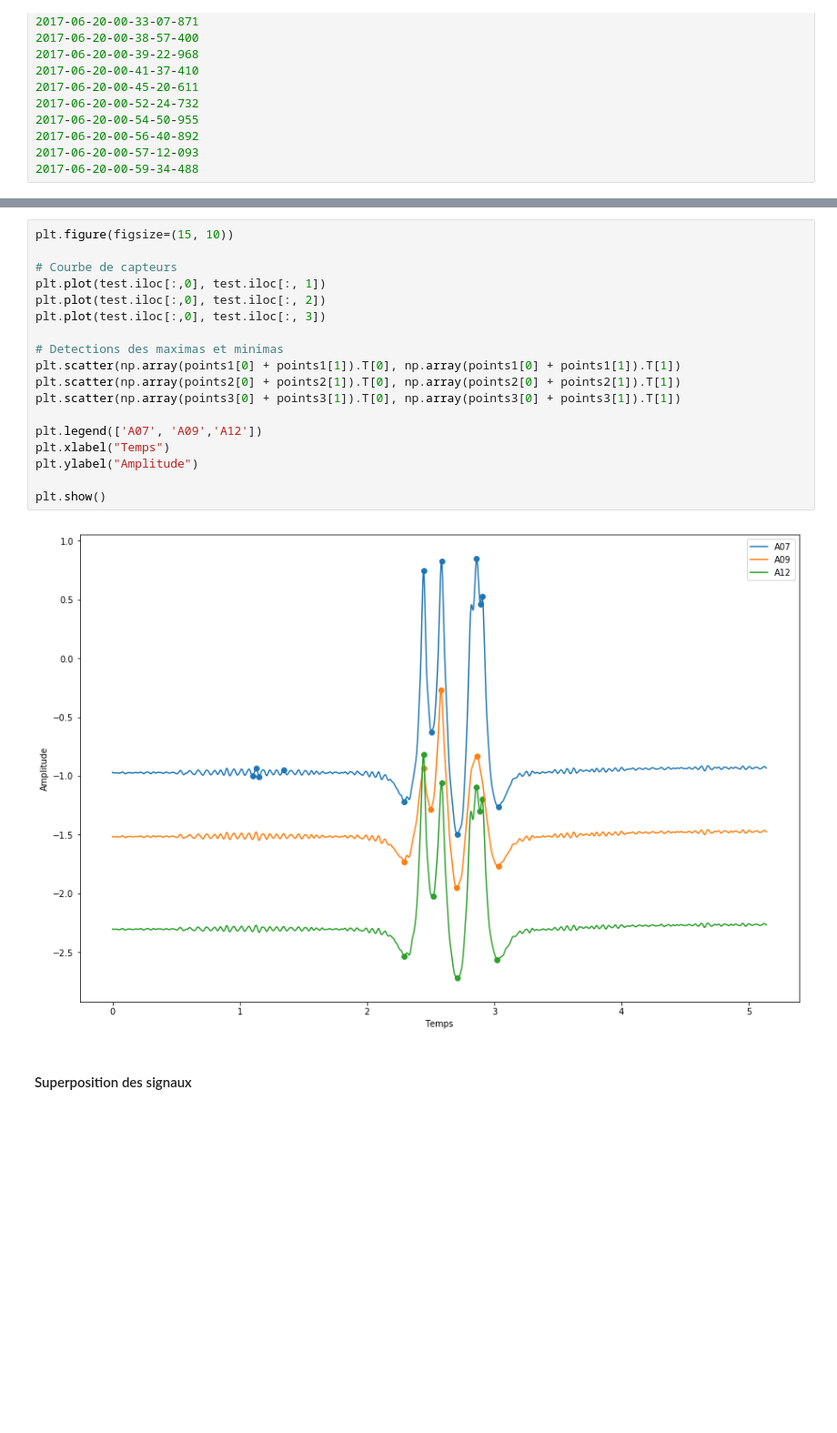
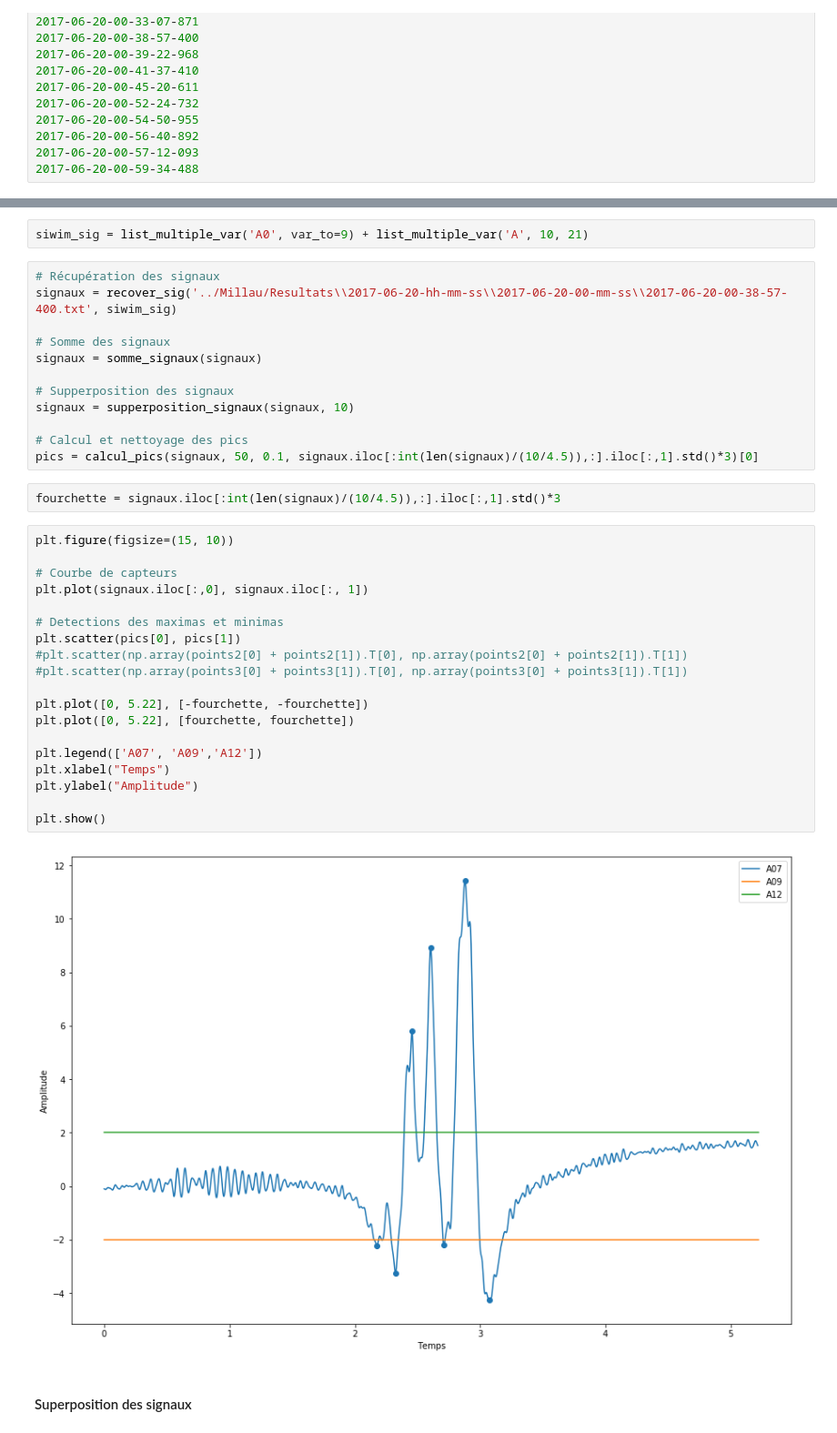
Before and after one commit to brouailalexandre/pesage-par-pont, a Jupyter notebook: Jupyter notebook/Conversion fichier txt.ipynb, the cells around one changed output, grey strips where cells are left out. Shown: that part at 91% size. Saved outputs shown, nothing was run; the diff lists cells and outputs as text; blank space fills up the shorter version.

```diff
--- a/Jupyter notebook/Conversion fichier txt.ipynb
+++ b/Jupyter notebook/Conversion fichier txt.ipynb
@@ -50,23 +44,40 @@ points3 = peakdetect(test.iloc[:, 3],test.iloc[:, 0], lookahead=6, delta=0.069)
+# %%
+siwim_sig = list_multiple_var('A0', var_to=9) + list_multiple_var('A', 10, 21)
+# %%
+# Récupération des signaux
+signaux = recover_sig('../Millau/Resultats\\2017-06-20-hh-mm-ss\\2017-06-20-00-mm-ss\\2017-06-20-00-38-57-400.txt', siwim_sig)
+
+# Somme des signaux
+signaux = somme_signaux(signaux)
+
+# Supperposition des signaux
+signaux = supperposition_signaux(signaux, 10)
+
+# Calcul et nettoyage des pics
+pics = calcul_pics(signaux, 50, 0.1, signaux.iloc[:int(len(signaux)/(10/4.5)),:].iloc[:,1].std()*3)[0]
+# %%
+fourchette = signaux.iloc[:int(len(signaux)/(10/4.5)),:].iloc[:,1].std()*3
 # %%
 plt.figure(figsize=(15, 10))
 
 # Courbe de capteurs
-plt.plot(test.iloc[:,0], test.iloc[:, 1])
-plt.plot(test.iloc[:,0], test.iloc[:, 2])
-plt.plot(test.iloc[:,0], test.iloc[:, 3])
+plt.plot(signaux.iloc[:,0], signaux.iloc[:, 1])
 
 # Detections des maximas et minimas
-plt.scatter(np.array(points1[0] + points1[1]).T[0], np.array(points1[0] + points1[1]).T[1])
-plt.scatter(np.array(points2[0] + points2[1]).T[0], np.array(points2[0] + points2[1]).T[1])
-plt.scatter(np.array(points3[0] + points3[1]).T[0], np.array(points3[0] + points3[1]).T[1])
+plt.scatter(pics[0], pics[1])
+#plt.scatter(np.array(points2[0] + points2[1]).T[0], np.array(points2[0] + points2[1]).T[1])
+#plt.scatter(np.array(points3[0] + points3[1]).T[0], np.array(points3[0] + points3[1]).T[1])
+
+plt.plot([0, 5.22], [-fourchette, -fourchette])
+plt.plot([0, 5.22], [fourchette, fourchette])
 
 plt.legend(['A07', 'A09','A12'])
 plt.xlabel("Temps")
 plt.ylabel("Amplitude")
 
 plt.show()
 # %% [output]
-[figure, old version]
+[figure, new version]
 # %% [markdown]
 #### Superposition des signaux
 # %%
```
Also changed, not shown: parts of 2 cells of this notebook, 1 other file.
